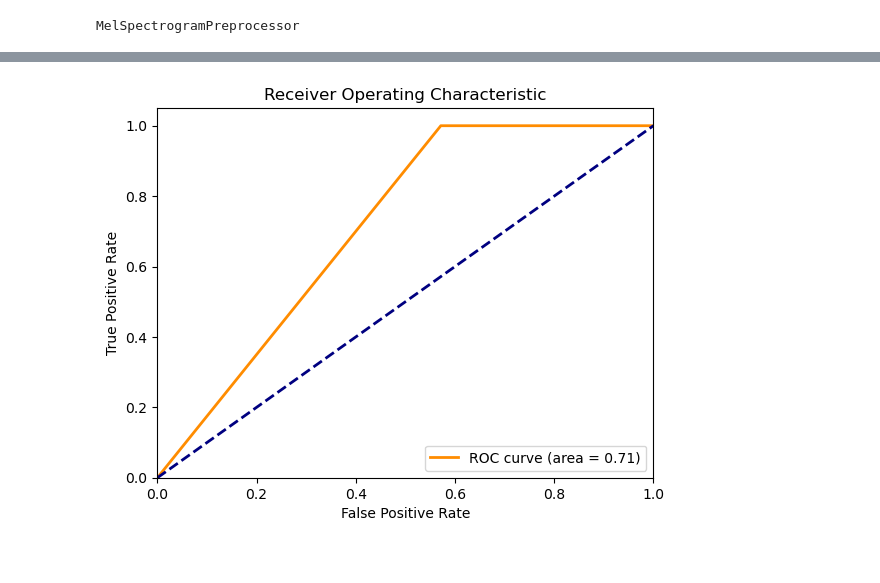
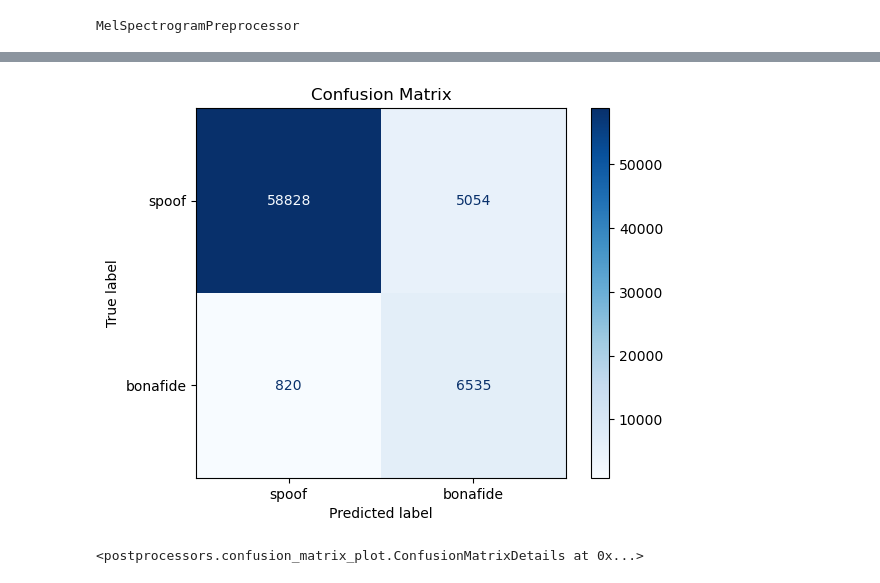
Before and after one commit to Tubas118/duncan-audio-deepfake-detection, a Jupyter notebook: audio-deepfake-detection-testing.ipynb, the cells around one changed output, grey strips where cells are left out. Cells and saved outputs as stored; diff of their text form; code cells hidden in the pictures.

Commit message:
Confusion matrix and ROC curve plots for 01_ASV...random_000186_2025-04-07T21-36-34.245516

```diff
--- a/audio-deepfake-detection-testing.ipynb
+++ b/audio-deepfake-detection-testing.ipynb
@@ -1,7 +1,8 @@
 # %%
 from config.configuration import RunDetails
 
-runDetail = RunDetails('config.yml', 'Compare-Sksmta-eval')
+# runDetail = RunDetails('config.yml', 'Compare-Sksmta-eval')
+runDetail = RunDetails('config.yml', 'ASVspoof-2019_2025-03-24-1_large-batch')
 
 notebookName = 'audio-deepfake-detection-testing'
 # %%
@@ -100,3 +94,3 @@ true_labels
 # %%
-results = evaluationProc.process(X_test, y_test, true_labels)
+results: ModelEvaluationResult = evaluationProc.process(X_test, y_test, true_labels)
 # %% [output]
@@ -132,24 +99,6 @@ confusion_matrix_plot (instance): [[3 4]
-# %%
-# Get the predicted probabilities for the positive class
-from matplotlib import pyplot as plt
-from sklearn.metrics import auc, roc_curve
-
-
-
-# Compute ROC curve and AUC
-fpr, tpr, _ = roc_curve(results.true, results.pred)
-roc_auc = auc(fpr, tpr)
-
-# Plot ROC curve
-plt.figure()
-plt.plot(fpr, tpr, color='darkorange', lw=2, label='ROC curve (area = %0.2f)' % roc_auc)
-plt.plot([0, 1], [0, 1], color='navy', lw=2, linestyle='--')
-plt.xlim([0.0, 1.0])
-plt.ylim([0.0, 1.05])
-plt.xlabel('False Positive Rate')
-plt.ylabel('True Positive Rate')
-plt.title('Receiver Operating Characteristic')
-plt.legend(loc="lower right")
-plt.show()
-# %% [output]
-[figure, removed]
+# %%
+cm_plot = ConfusionMatrixPlot()
+cm_plot.plotFromResults(results, job)
+# %% [output]
+[figure, added]
+<postprocessors.confusion_matrix_plot.ConfusionMatrixDetails at 0x...>
```
Also changed, not shown: parts of 10 cells of this notebook, 9 other files.
